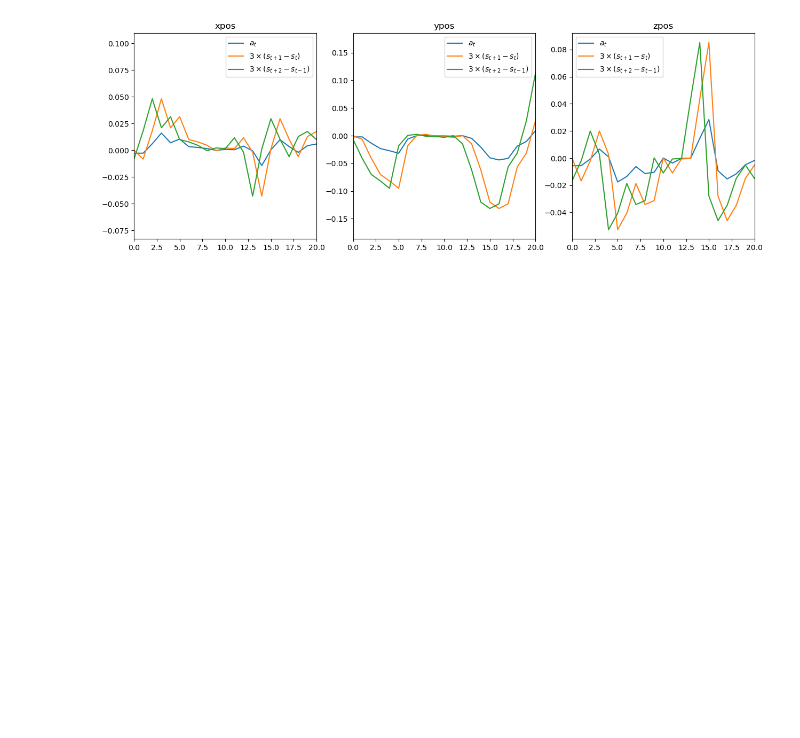
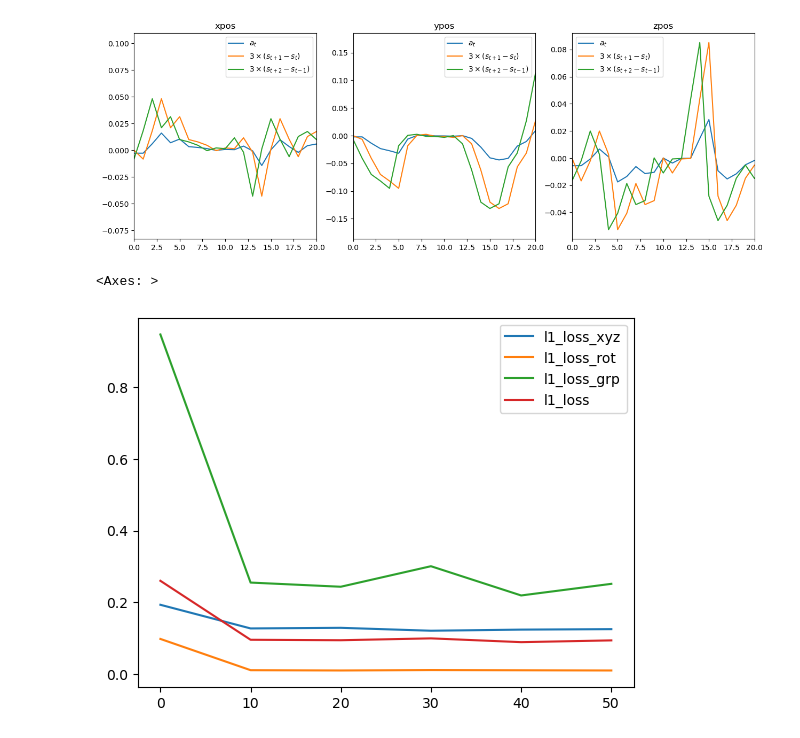
Before and after one commit to zhangchuheng123/LinearLAM, a Jupyter notebook: check_udl.ipynb, the cells around one changed output. Cells and saved outputs as stored; diff of their text form; code cells hidden in the pictures; blank space fills up the shorter version.

```diff
--- a/check_udl.ipynb
+++ b/check_udl.ipynb
@@ -73,0 +79,5 @@ plt.show()
+# %%
+data.plot()
+# %% [output]
+<Axes: >
+[figure, added]
```
Also changed, not shown: parts of 3 cells of this notebook, 3 other files.
